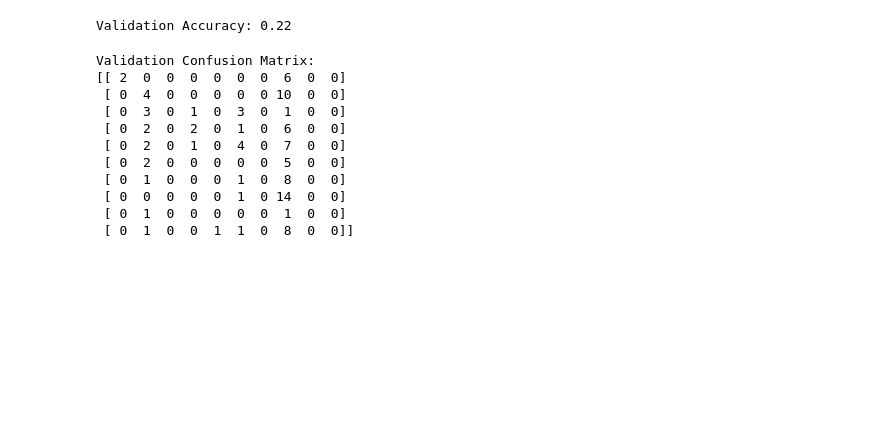
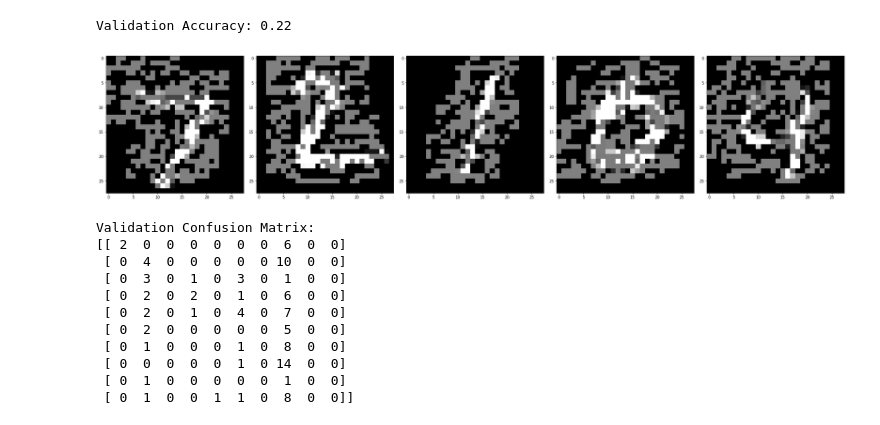
Before and after one commit to dwtrott/aisec_workshop, a Jupyter notebook: Notebook 3 Adversarial Examples and Other Classifiers.ipynb, the cells around one changed output. Drawn from its saved outputs; the diff is of its cells as text; code cells hidden in the pictures; blank space fills up the shorter version.

```diff
--- a/Notebook 3 Adversarial Examples and Other Classifiers.ipynb
+++ b/Notebook 3 Adversarial Examples and Other Classifiers.ipynb
@@ -123,6 +124,15 @@ prediction_validation = clf.predict(x_test_adv)
 print("Validation Accuracy: " + str(accuracy_score(y_test_adv,prediction_validation)))
 # %% [output]
 Validation Accuracy: 0.22
+# %%
+n = 5
+for i in range(n):
+    plt.figure(1, figsize=(28,28))
+    plt.tight_layout()
+    plt.subplot(1, n, i+1)
+    plt.imshow(x_test_adv[i].reshape((28,28)),cmap='gray')
+# %% [output]
+[figure, added]
 # %%
 print("Validation Confusion Matrix: \n" + str(confusion_matrix(y_test_adv,prediction_validation)))
 # %% [output]
```
Also changed, not shown: parts of 5 cells of this notebook.
